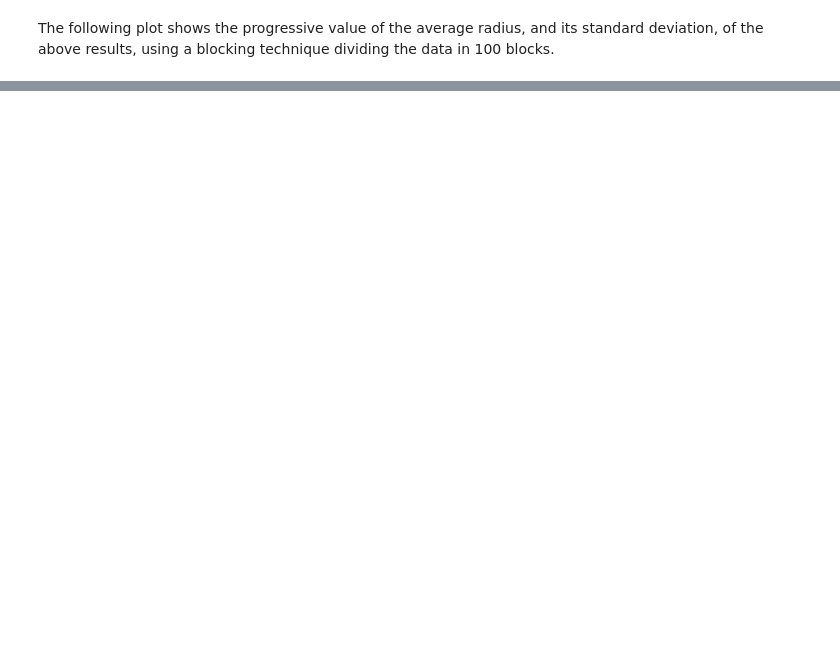
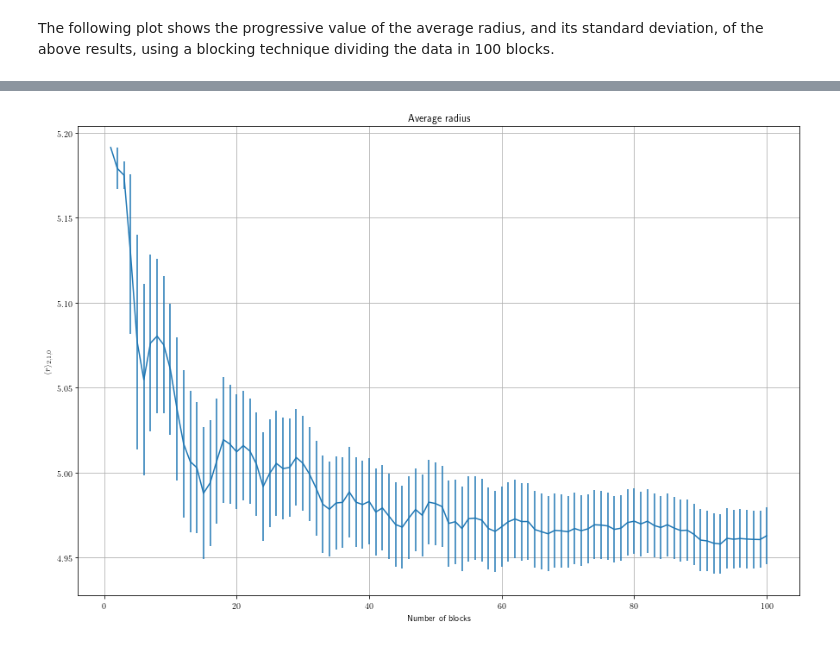
Before and after one commit to phaerrax/lab-simulazione-numerica, a Jupyter notebook: exercise05/exercise05.ipynb, the cells around one changed output, grey strips where cells are left out. Drawn from its saved outputs; the diff is of its cells as text; code cells hidden in the pictures; blank space fills up the shorter version.

```diff
--- a/exercise05/exercise05.ipynb
+++ b/exercise05/exercise05.ipynb
@@ -43,0 +60,11 @@ plt.grid(True)
+# %%
+radius_avg, radius_std = np.loadtxt("2p_radius_avg_uniform.dat", unpack = True)
+
+plt.figure(1, figsize = (15,10))
+plt.errorbar(range(1, len(radius_avg) + 1), radius_avg, yerr = radius_std)
+plt.title("Average radius")
+plt.ylabel(r"$\langle r\rangle_{2,1,0}$")
+plt.xlabel("Number of blocks")
+plt.grid(True)
+# %% [output]
+[figure, added]
```
Also changed, not shown: parts of 5 cells of this notebook, 1 other file.
